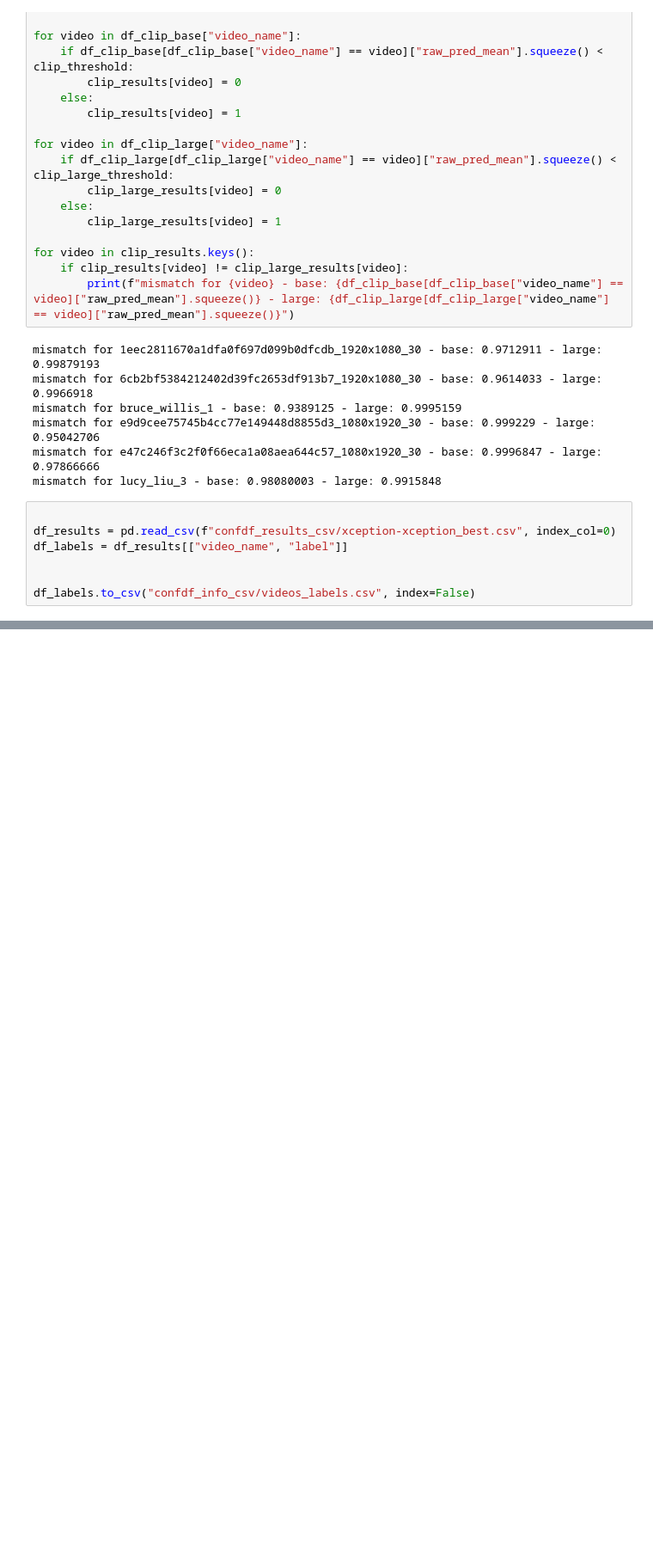
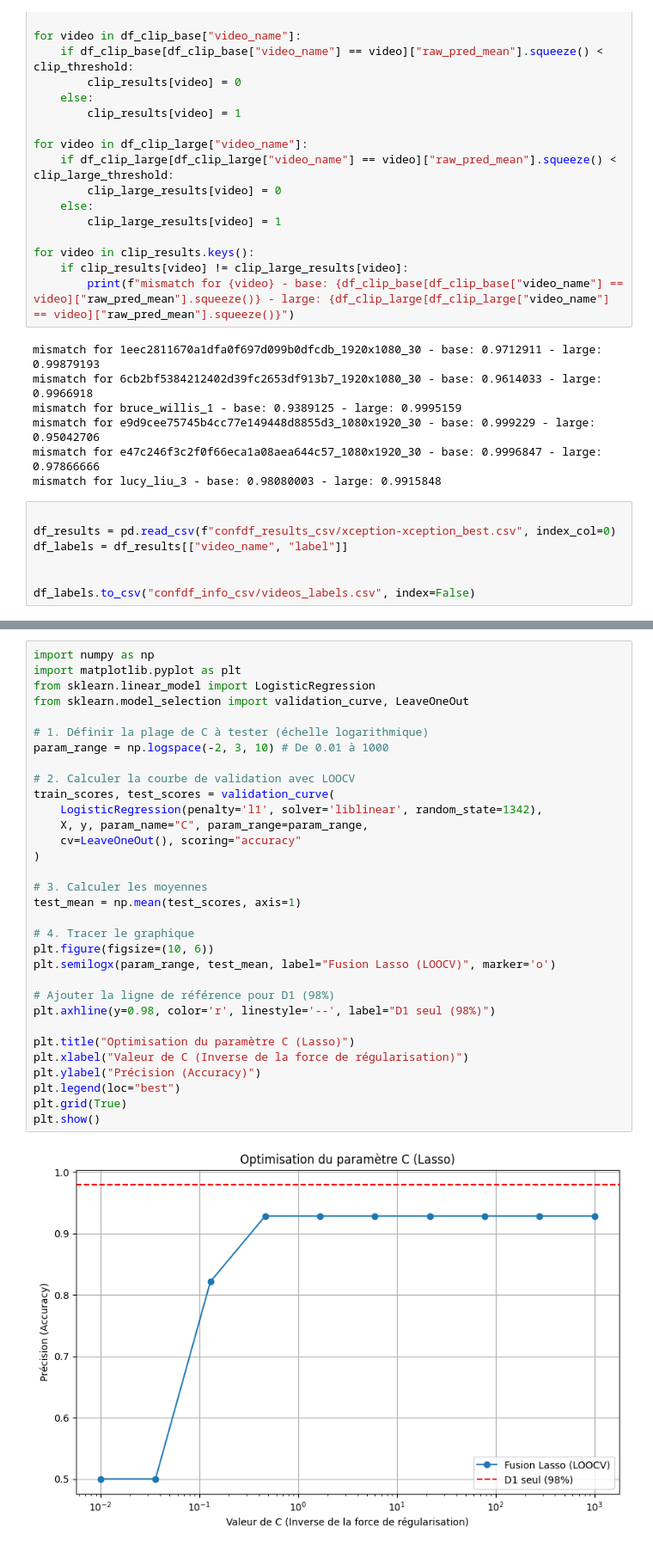
Before and after one commit to Ant-One/DF40, a Jupyter notebook: DeepfakeBench_DF40/training/detector_fusion.ipynb, the cells around one changed output, grey strips where cells are left out. Shown at 86% size. Cells and saved outputs as stored; diff of their text form; blank space fills up the shorter version.

```diff
--- a/DeepfakeBench_DF40/training/detector_fusion.ipynb
+++ b/DeepfakeBench_DF40/training/detector_fusion.ipynb
@@ -188,0 +208,34 @@ Vidéo ID   | Vérité   | Pred Lasso   | Confiance  | Score D1
+# %%
+import numpy as np
+import matplotlib.pyplot as plt
+from sklearn.linear_model import LogisticRegression
+from sklearn.model_selection import validation_curve, LeaveOneOut
+
+# 1. Définir la plage de C à tester (échelle logarithmique)
+param_range = np.logspace(-2, 3, 10) # De 0.01 à 1000
+
+# 2. Calculer la courbe de validation avec LOOCV
+train_scores, test_scores = validation_curve(
+    LogisticRegression(penalty='l1', solver='liblinear', random_state=1342),
+    X, y, param_name="C", param_range=param_range,
+    cv=LeaveOneOut(), scoring="accuracy"
+)
+
+# 3. Calculer les moyennes
+test_mean = np.mean(test_scores, axis=1)
+
+# 4. Tracer le graphique
+plt.figure(figsize=(10, 6))
+plt.semilogx(param_range, test_mean, label="Fusion Lasso (LOOCV)", marker='o')
+
+# Ajouter la ligne de référence pour D1 (98%)
+plt.axhline(y=0.98, color='r', linestyle='--', label="D1 seul (98%)")
+
+plt.title("Optimisation du paramètre C (Lasso)")
+plt.xlabel("Valeur de C (Inverse de la force de régularisation)")
+plt.ylabel("Précision (Accuracy)")
+plt.legend(loc="best")
+plt.grid(True)
+plt.show()
+# %% [output]
+[figure, added]
```
Also changed, not shown: parts of 4 cells of this notebook, 4 other files.
